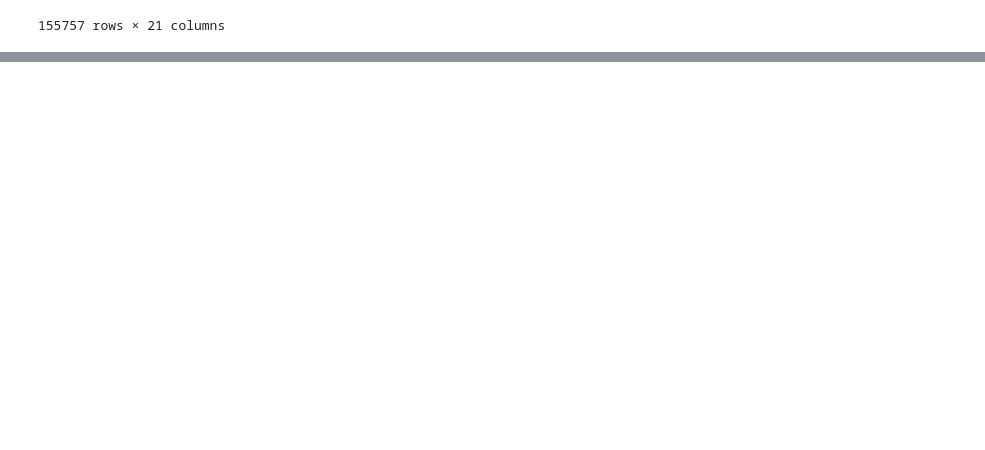
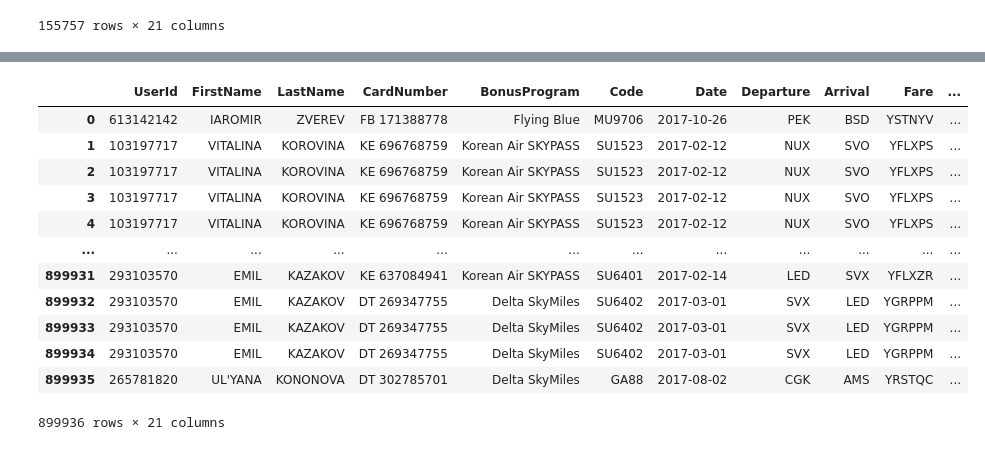
Before and after one commit to ANV3L/AIRLINES_lab, a Jupyter notebook: model/src/normalize.ipynb, the cells around one changed output, grey strips where cells are left out. Saved outputs shown, nothing was run; the diff lists cells and outputs as text; code cells hidden in the pictures; blank space fills up the shorter version.

```diff
--- a/model/src/normalize.ipynb
+++ b/model/src/normalize.ipynb
@@ -488,0 +998,16 @@ display(SirenaDF)
+# %%
+display(loyalty_flights)
+# %% [output]
+|  | UserId | FirstName | LastName | CardNumber | BonusProgram | Code | Date | Departure | Arrival | Fare | ... |
+| 0 | 613142142 | IAROMIR | ZVEREV | FB 171388778 | Flying Blue | MU9706 | 2017-10-26 | PEK | BSD | YSTNYV | ... |
+| 1 | 103197717 | VITALINA | KOROVINA | KE 696768759 | Korean Air SKYPASS | SU1523 | 2017-02-12 | NUX | SVO | YFLXPS | ... |
+| 2 | 103197717 | VITALINA | KOROVINA | KE 696768759 | Korean Air SKYPASS | SU1523 | 2017-02-12 | NUX | SVO | YFLXPS | ... |
+| 3 | 103197717 | VITALINA | KOROVINA | KE 696768759 | Korean Air SKYPASS | SU1523 | 2017-02-12 | NUX | SVO | YFLXPS | ... |
+| 4 | 103197717 | VITALINA | KOROVINA | KE 696768759 | Korean Air SKYPASS | SU1523 | 2017-02-12 | NUX | SVO | YFLXPS | ... |
+| ... | ... | ... | ... | ... | ... | ... | ... | ... | ... | ... | ... |
+| 899931 | 293103570 | EMIL | KAZAKOV | KE 637084941 | Korean Air SKYPASS | SU6401 | 2017-02-14 | LED | SVX | YFLXZR | ... |
+| 899932 | 293103570 | EMIL | KAZAKOV | DT 269347755 | Delta SkyMiles | SU6402 | 2017-03-01 | SVX | LED | YGRPPM | ... |
+| 899933 | 293103570 | EMIL | KAZAKOV | DT 269347755 | Delta SkyMiles | SU6402 | 2017-03-01 | SVX | LED | YGRPPM | ... |
+| 899934 | 293103570 | EMIL | KAZAKOV | DT 269347755 | Delta SkyMiles | SU6402 | 2017-03-01 | SVX | LED | YGRPPM | ... |
+| 899935 | 265781820 | UL'YANA | KONONOVA | DT 302785701 | Delta SkyMiles | GA88 | 2017-08-02 | CGK | AMS | YRSTQC | ... |
+899936 rows × 21 columns
```
Also changed, not shown: parts of 26 cells of this notebook, 3 other files.
